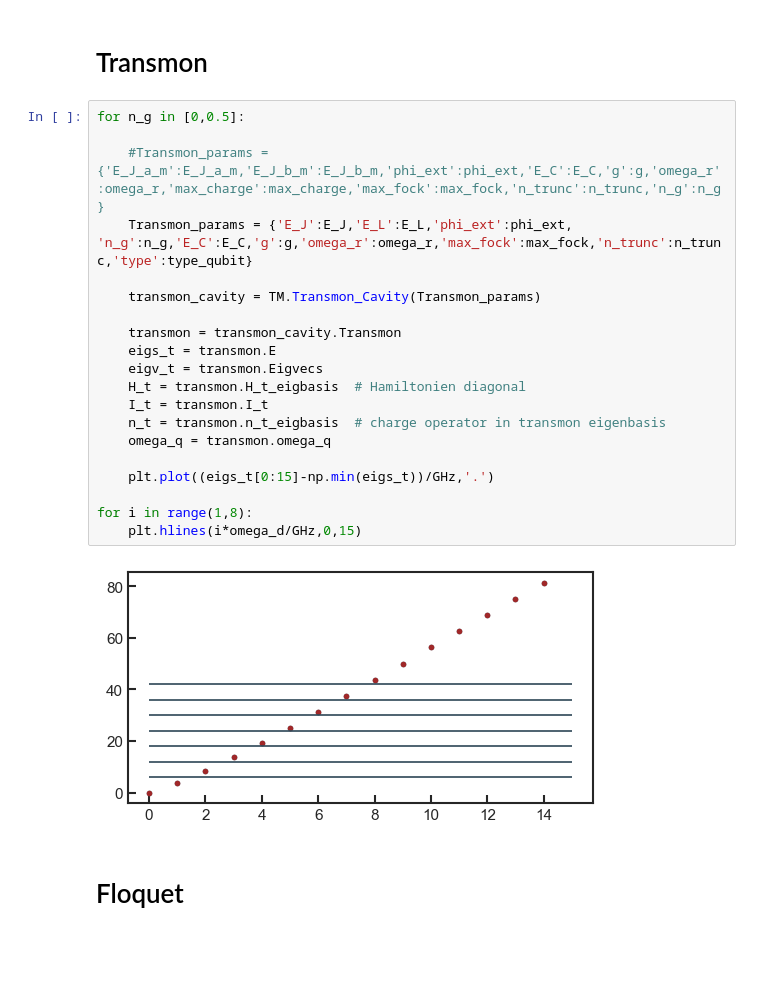
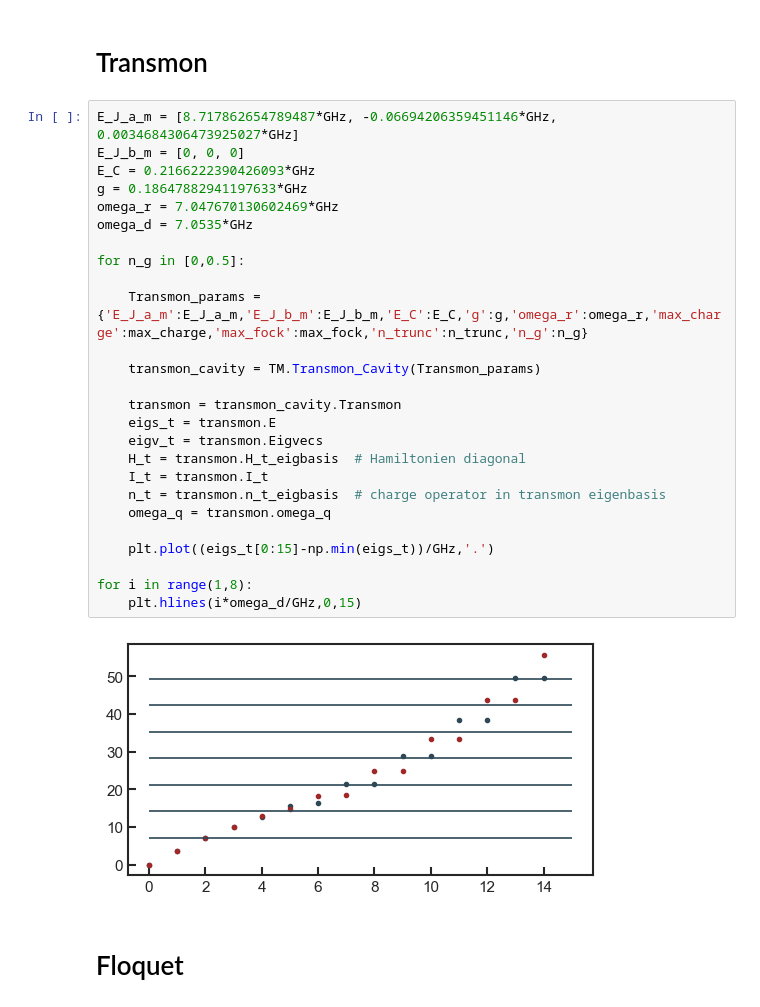
Before and after one commit to mariefdum/ionization, a Jupyter notebook: Example_Floquet.ipynb, the cells around one changed output. Drawn from its saved outputs; the diff is of its cells as text; blank space fills up the shorter version.

```diff
--- a/Example_Floquet.ipynb
+++ b/Example_Floquet.ipynb
@@ -74,26 +55,32 @@ n_g =0
 # %% [markdown]
 # Transmon
 # %%
+E_J_a_m = [8.717862654789487*GHz, -0.06694206359451146*GHz, 0.0034684306473925027*GHz]
+E_J_b_m = [0, 0, 0]
+E_C = 0.2166222390426093*GHz
+g = 0.18647882941197633*GHz
+omega_r = 7.047670130602469*GHz
+omega_d = 7.0535*GHz
+
 for n_g in [0,0.5]:
 
-    #Transmon_params = {'E_J_a_m':E_J_a_m,'E_J_b_m':E_J_b_m,'phi_ext':phi_ext,'E_C':E_C,'g':g,'omega_r':omega_r,'max_charge':max_charge,'max_fock':max_fock,'n_trunc':n_trunc,'n_g':n_g}
-    Transmon_params = {'E_J':E_J,'E_L':E_L,'phi_ext':phi_ext, 'n_g':n_g,'E_C':E_C,'g':g,'omega_r':omega_r,'max_fock':max_fock,'n_trunc':n_trunc,'type':type_qubit}
+    Transmon_params = {'E_J_a_m':E_J_a_m,'E_J_b_m':E_J_b_m,'E_C':E_C,'g':g,'omega_r':omega_r,'max_charge':max_charge,'max_fock':max_fock,'n_trunc':n_trunc,'n_g':n_g}
 
     transmon_cavity = TM.Transmon_Cavity(Transmon_params)
 
     transmon = transmon_cavity.Transmon
     eigs_t = transmon.E
     eigv_t = transmon.Eigvecs
     H_t = transmon.H_t_eigbasis  # Hamiltonien diagonal
     I_t = transmon.I_t
     n_t = transmon.n_t_eigbasis  # charge operator in transmon eigenbasis
     omega_q = transmon.omega_q
 
     plt.plot((eigs_t[0:15]-np.min(eigs_t))/GHz,'.')
 
 for i in range(1,8):
     plt.hlines(i*omega_d/GHz,0,15)
 # %% [output]
-[figure, old version]
+[figure, new version]
 # %% [markdown]
 # Floquet
```
Also changed, not shown: parts of 7 cells of this notebook, 1 other file.
